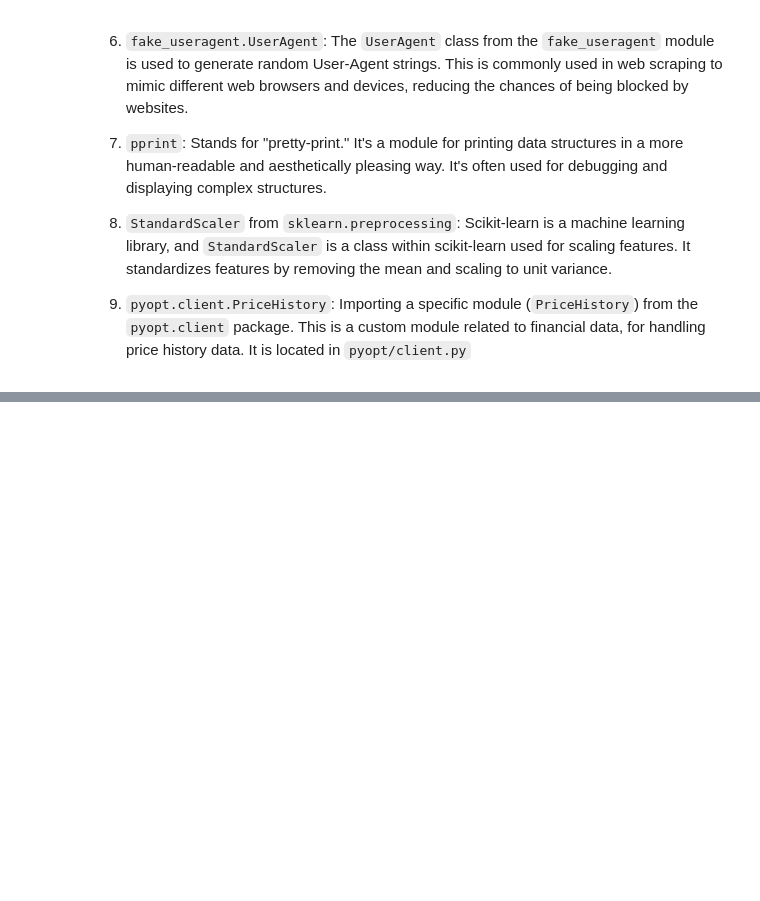
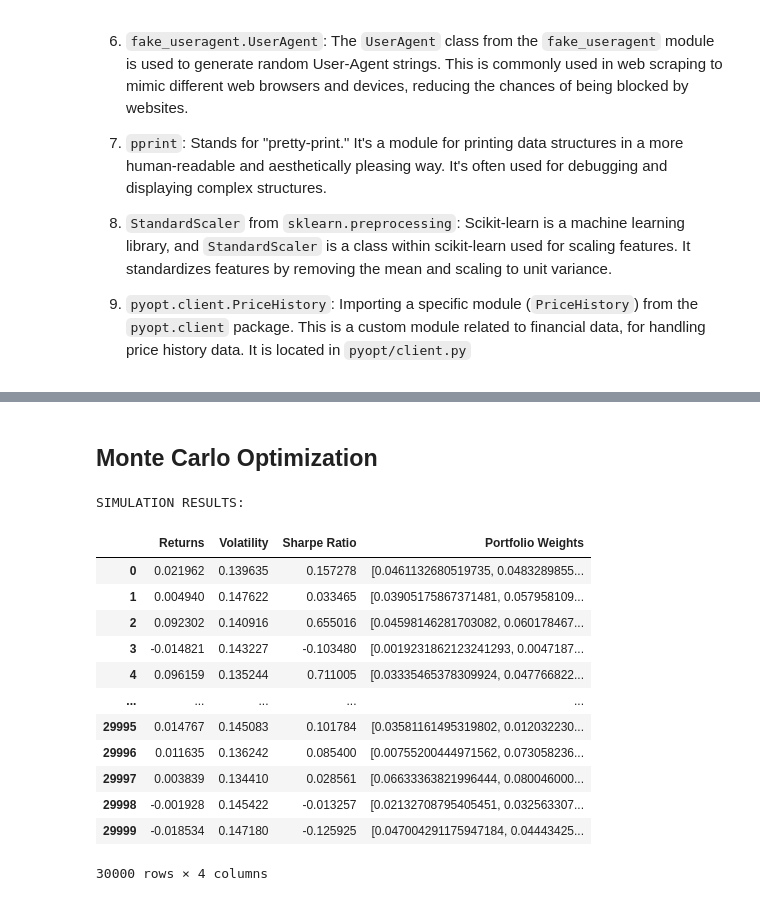
Before and after one commit to phbrgnomo/code-playground, a Jupyter notebook: portfolio-optimization/portfolio_optimization_sample.ipynb, the cells around one changed output, grey strips where cells are left out. Drawn from its saved outputs; the diff is of its cells as text; code cells hidden in the pictures; blank space fills up the shorter version.

```diff
--- a/portfolio-optimization/portfolio_optimization_sample.ipynb
+++ b/portfolio-optimization/portfolio_optimization_sample.ipynb
@@ -179,0 +195,73 @@ PORTFOLIO METRICS:
+# %% [markdown]
+## Monte Carlo Optimization
+# %%
+# Define the number of times that the simulation will run
+num_of_portfolios = 30000
+
+# Prepr the Weight Array of Numpy Zeros
+all_weights = np.zeros((num_of_portfolios, number_of_symbols))
+
+# Prep the Retuns Array of Numpy Zeros
+ret_arr = np.zeros(num_of_portfolios)
+
+# Prep the Volatilily Array of Numpy Zeros
+vol_arr = np.zeros(num_of_portfolios)
+
+# Prep Sharpe Array
+sharpe_arr = np.zeros(num_of_portfolios)
+
+# Start the simulation
+for i in range(num_of_portfolios):
+
+    # Calculate the weights
+    weights = np.array(np.random.random(number_of_symbols))
+    weights = weights / np.sum(weights)
+
+    # Add weights to 'weights_array'
+    all_weights[i, :] = weights
+
+    # Calculate the Annualized Expected Log Returns
+    ret_arr[i] = np.sum((log_return.mean() * weights) * 252)
+
+    # Calculate Annualized volatilties and add to vol_arr
+    vol_arr[i] =np.sqrt(
+        np.dot(weights.T, np.dot(log_return.cov() * 252, weights))
+    )
+
+    # Calculate Sharpe Ratio
+    sharpe_arr[i] = ret_arr[i] / vol_arr[i]
+
+# Combine all arrays
+simulations_data = [ret_arr, vol_arr, sharpe_arr, all_weights]
+
+# Create Dataframe
+simulations_df = pd.DataFrame(data=simulations_data).T
+
+# Give Column names
+simulations_df.columns = [
+    'Returns',
+    'Volatility',
+    'Sharpe Ratio',
+    'Portfolio Weights',
+]
+
+# Make sure the data types are correct
+simulations_df = simulations_df.infer_objects()
+
+print("SIMULATION RESULTS:")
+display(simulations_df)
+# %% [output]
+SIMULATION RESULTS:
+|  | Returns | Volatility | Sharpe Ratio | Portfolio Weights |
+| 0 | 0.021962 | 0.139635 | 0.157278 | [0.0461132680519735, 0.0483289855... |
+| 1 | 0.004940 | 0.147622 | 0.033465 | [0.03905175867371481, 0.057958109... |
+| 2 | 0.092302 | 0.140916 | 0.655016 | [0.04598146281703082, 0.060178467... |
+| 3 | -0.014821 | 0.143227 | -0.103480 | [0.0019231862123241293, 0.0047187... |
+| 4 | 0.096159 | 0.135244 | 0.711005 | [0.03335465378309924, 0.047766822... |
+| ... | ... | ... | ... | ... |
+| 29995 | 0.014767 | 0.145083 | 0.101784 | [0.03581161495319802, 0.012032230... |
+| 29996 | 0.011635 | 0.136242 | 0.085400 | [0.00755200444971562, 0.073058236... |
+| 29997 | 0.003839 | 0.134410 | 0.028561 | [0.06633363821996444, 0.080046000... |
+| 29998 | -0.001928 | 0.145422 | -0.013257 | [0.02132708795405451, 0.032563307... |
+| 29999 | -0.018534 | 0.147180 | -0.125925 | [0.047004291175947184, 0.04443425... |
+30000 rows × 4 columns
```
Also changed, not shown: parts of 10 cells of this notebook, 2 other files.
